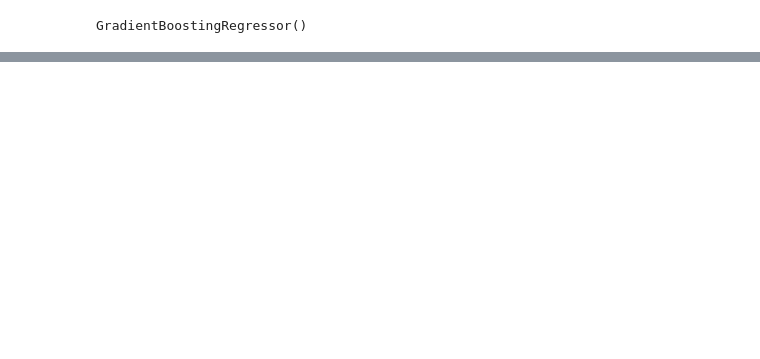
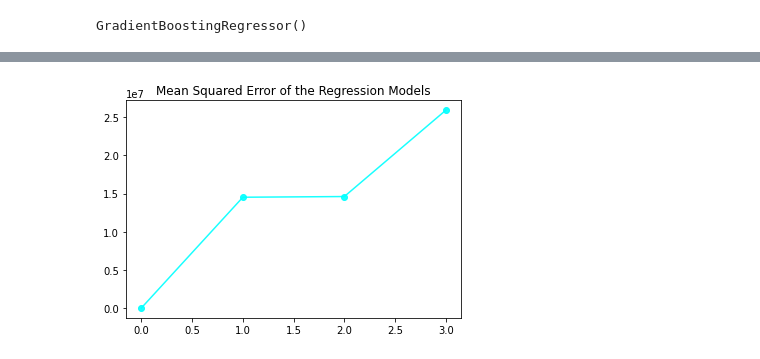
Before and after one commit to smithakishan/projects, a Jupyter notebook: used-car-price-prediction.ipynb, the cells around one changed output, grey strips where cells are left out. Cells and saved outputs as stored; diff of their text form; code cells hidden in the pictures; blank space fills up the shorter version.

```diff
--- a/used-car-price-prediction.ipynb
+++ b/used-car-price-prediction.ipynb
@@ -609,0 +651,6 @@ R Squared =  0.3605166022907331
+# %%
+dataframe['MSE Values'].plot.line(color='cyan', alpha=0.9, marker='o')
+plt.title("Mean Squared Error of the Regression Models")
+plt.show()
+# %% [output]
+[figure, added]
```
Also changed, not shown: parts of 23 cells of this notebook.
